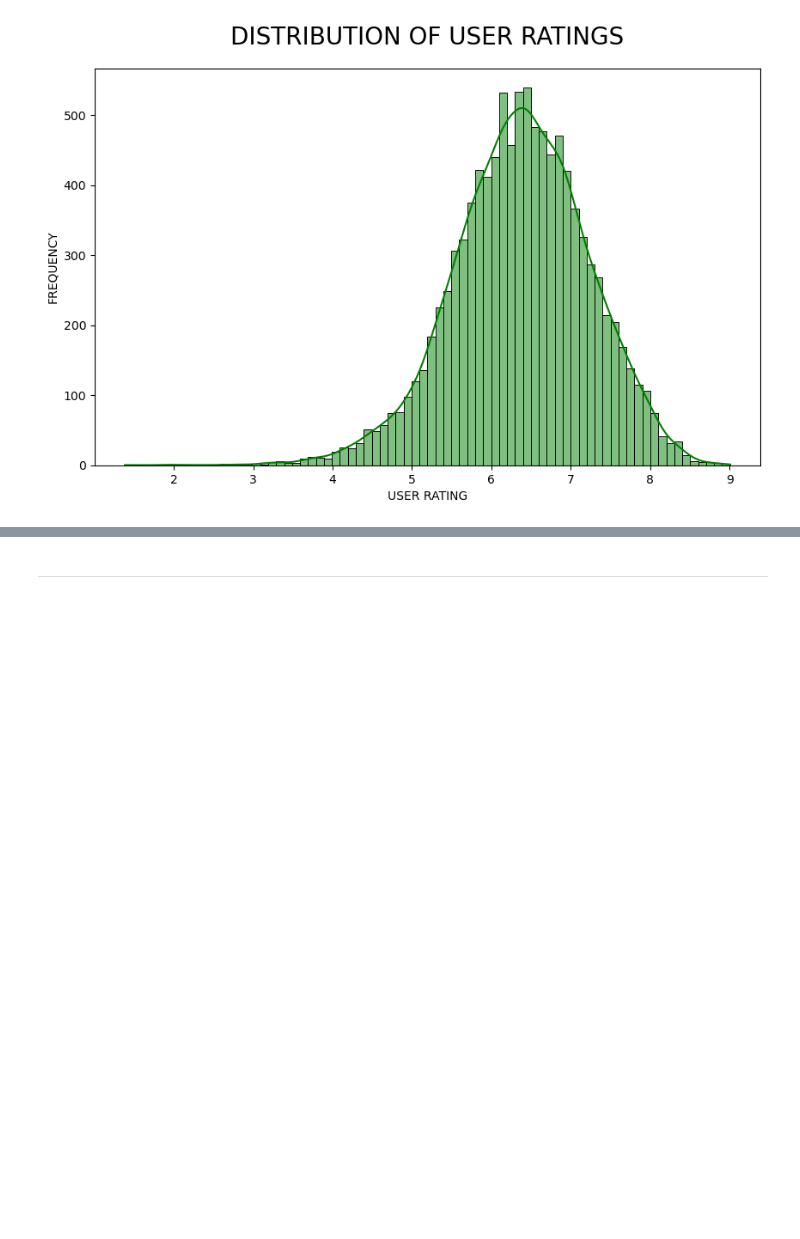
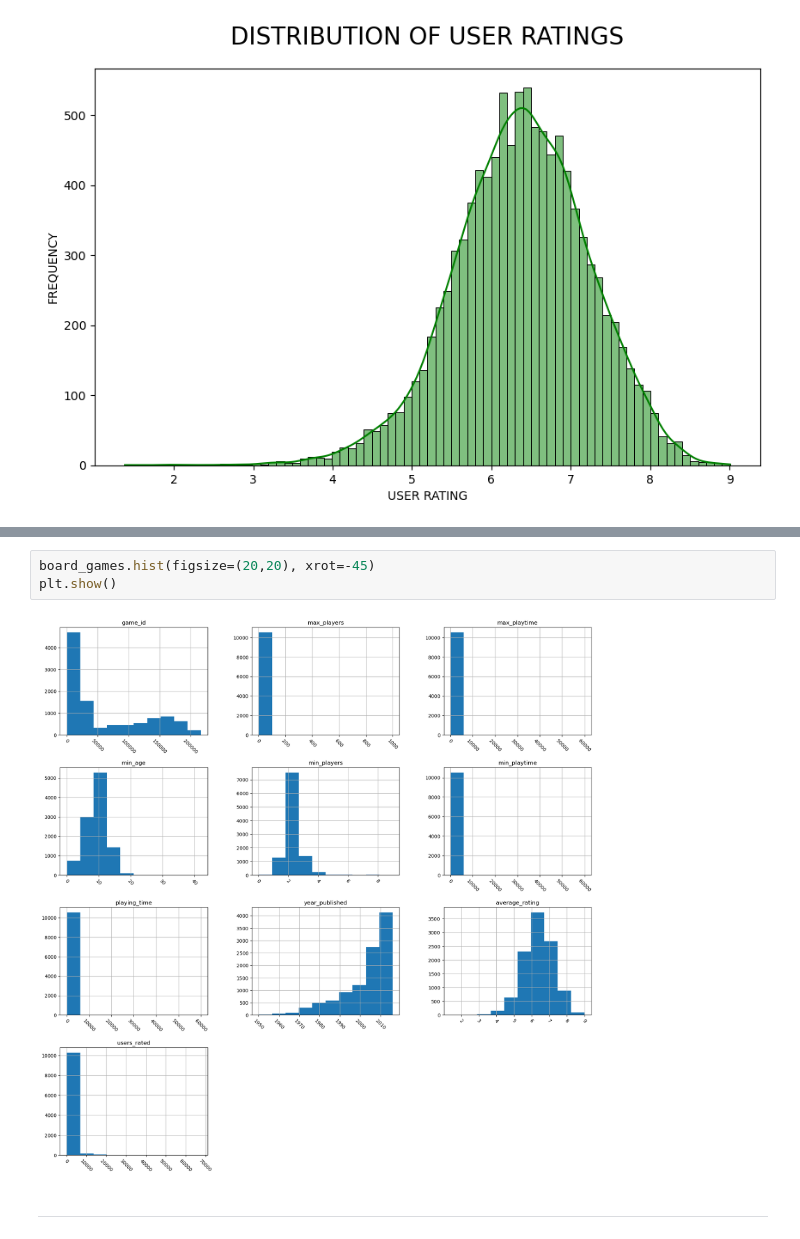
Before and after one commit to Babreucosta/CA1_DataVisTech, a Jupyter notebook: BarbaraAbreuCosta_DVisHDip_CA1.ipynb, the cells around one changed output, grey strips where cells are left out. Cells and saved outputs as stored; diff of their text form; blank space fills up the shorter version.

```diff
--- a/BarbaraAbreuCosta_DVisHDip_CA1.ipynb
+++ b/BarbaraAbreuCosta_DVisHDip_CA1.ipynb
@@ -202,3 +247,8 @@ plt.show()
+# %%
+board_games.hist(figsize=(20,20), xrot=-45)
+plt.show()
+# %% [output]
+[figure, added]
 # %% [markdown]
 --------
 # %% [markdown]
```
Also changed, not shown: parts of 76 cells of this notebook.
